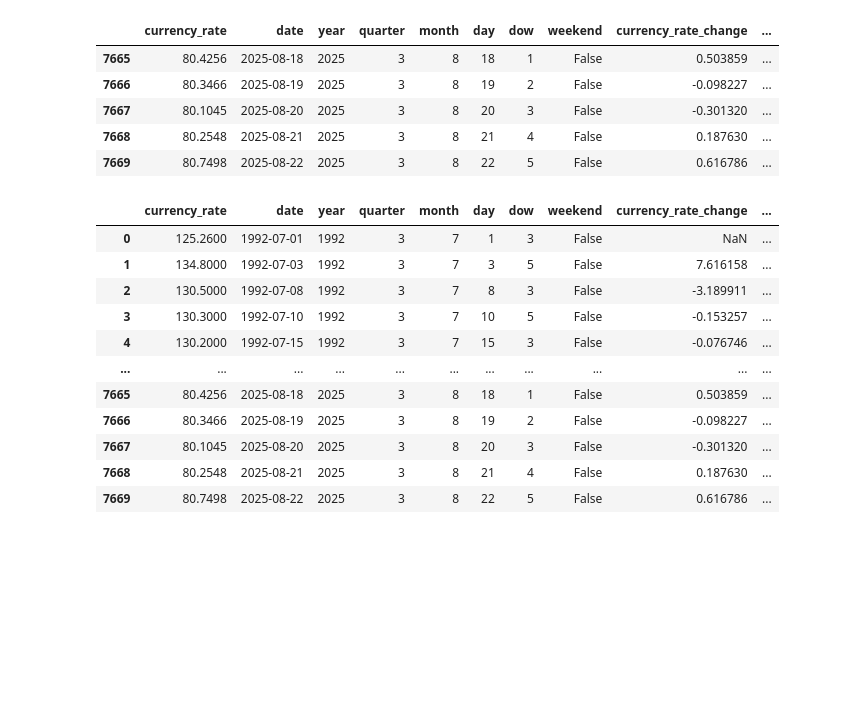
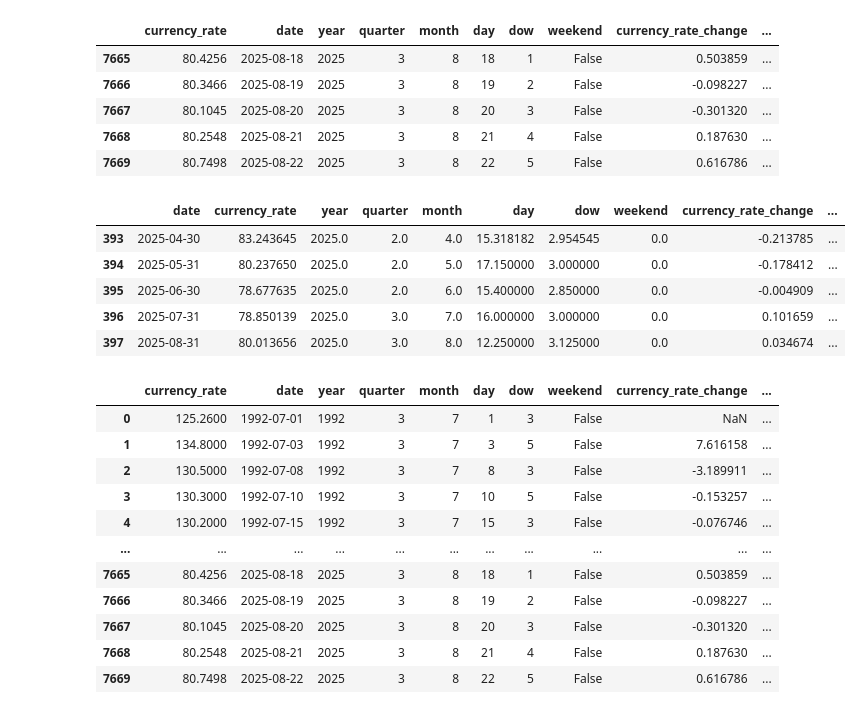
Before and after one commit to ZlataSparrow/Ruble_Volatility_Prediction, a Jupyter notebook: notebook/Data Input & Clean Up.ipynb, the cells around one changed output. Cells and saved outputs as stored; diff of their text form; code cells hidden in the pictures; blank space fills up the shorter version.

```diff
--- a/notebook/Data Input & Clean Up.ipynb
+++ b/notebook/Data Input & Clean Up.ipynb
@@ -540,11 +540,20 @@ data.tail()
 # %%
 daily_data = data
 daily_data.to_csv("/Users/zlatavorobeva/Documents/GitHub/Ruble_Volatility_Prediction2/data/Full_Ruble_Daily_Data.csv", index=False)
-# %%
-
-data['date'] = pd.to_datetime(data['date'])
-monthly_data = data.set_index('date').resample('M').mean().reset_index()
-monthly_data.tail()
+# %%
+data['date'] = pd.to_datetime(data['date'])
+data = data.set_index('date')
+monthly_data = data.resample('ME').agg(lambda x: x.mean() if pd.api.types.is_numeric_dtype(x) else x.iloc[-1])
+monthly_data = monthly_data.reset_index()
+monthly_data.to_csv("/Users/zlatavorobeva/Documents/GitHub/Ruble_Volatility_Prediction2/data/Full_Ruble_Monthly_Data.csv", index=False)
+monthly_data.tail()
+# %% [output]
+|  | date | currency_rate | year | quarter | month | day | dow | weekend | currency_rate_change | ... |
+| 393 | 2025-04-30 | 83.243645 | 2025.0 | 2.0 | 4.0 | 15.318182 | 2.954545 | 0.0 | -0.213785 | ... |
+| 394 | 2025-05-31 | 80.237650 | 2025.0 | 2.0 | 5.0 | 17.150000 | 3.000000 | 0.0 | -0.178412 | ... |
+| 395 | 2025-06-30 | 78.677635 | 2025.0 | 2.0 | 6.0 | 15.400000 | 2.850000 | 0.0 | -0.004909 | ... |
+| 396 | 2025-07-31 | 78.850139 | 2025.0 | 3.0 | 7.0 | 16.000000 | 3.000000 | 0.0 | 0.101659 | ... |
+| 397 | 2025-08-31 | 80.013656 | 2025.0 | 3.0 | 8.0 | 12.250000 | 3.125000 | 0.0 | 0.034674 | ... |
 # %%
 data
 # %% [output]
```
Also changed, not shown: parts of 1 cell of this notebook, 2 other files.
